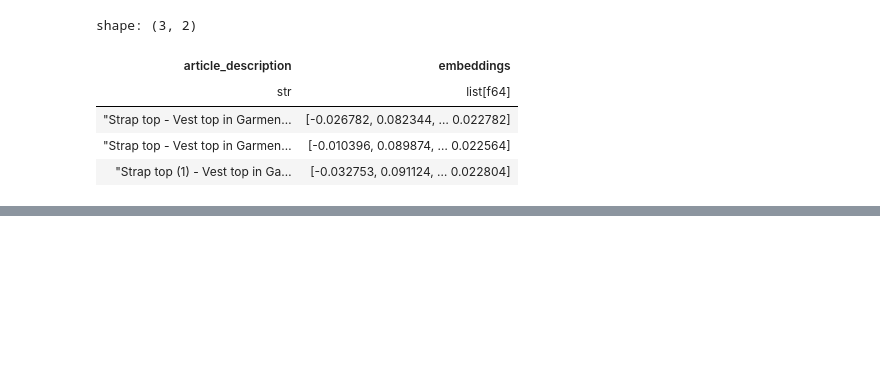
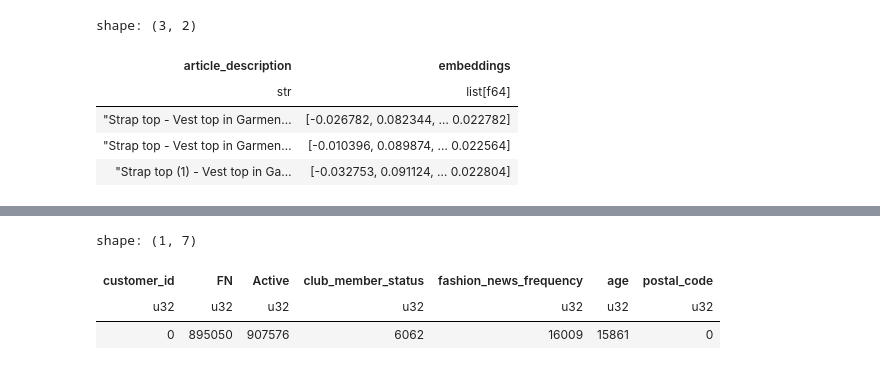
Before and after one commit to Massylovitch/personalized-recommender-project, a Jupyter notebook: notebooks/feature_pipeline.ipynb, the cells around one changed output, grey strips where cells are left out. Saved outputs shown, nothing was run; the diff lists cells and outputs as text; code cells hidden in the pictures; blank space fills up the shorter version.

```diff
--- a/notebooks/feature_pipeline.ipynb
+++ b/notebooks/feature_pipeline.ipynb
@@ -150,0 +173,7 @@ display(HTML(grid_html))
+# %%
+customers_df.null_count()
+# %% [output]
+shape: (1, 7)
+| customer_id | FN | Active | club_member_status | fashion_news_frequency | age | postal_code |
+| u32 | u32 | u32 | u32 | u32 | u32 | u32 |
+| 0 | 895050 | 907576 | 6062 | 16009 | 15861 | 0 |
```
Also changed, not shown: parts of 11 cells of this notebook, 1 other file.
